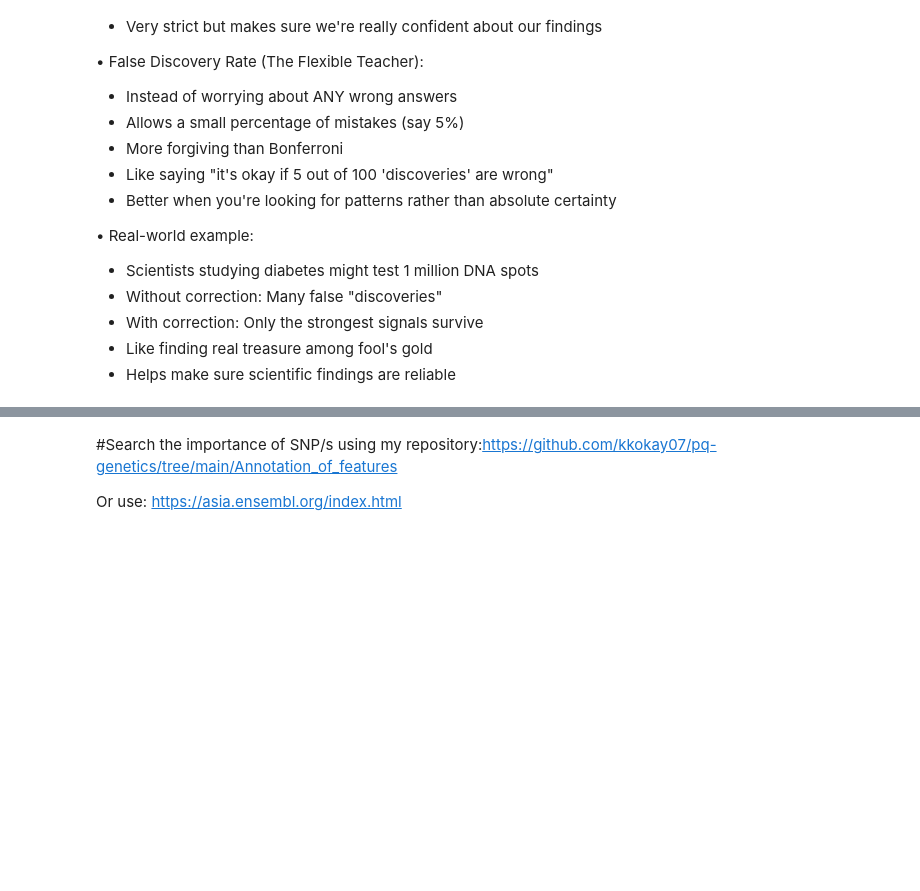
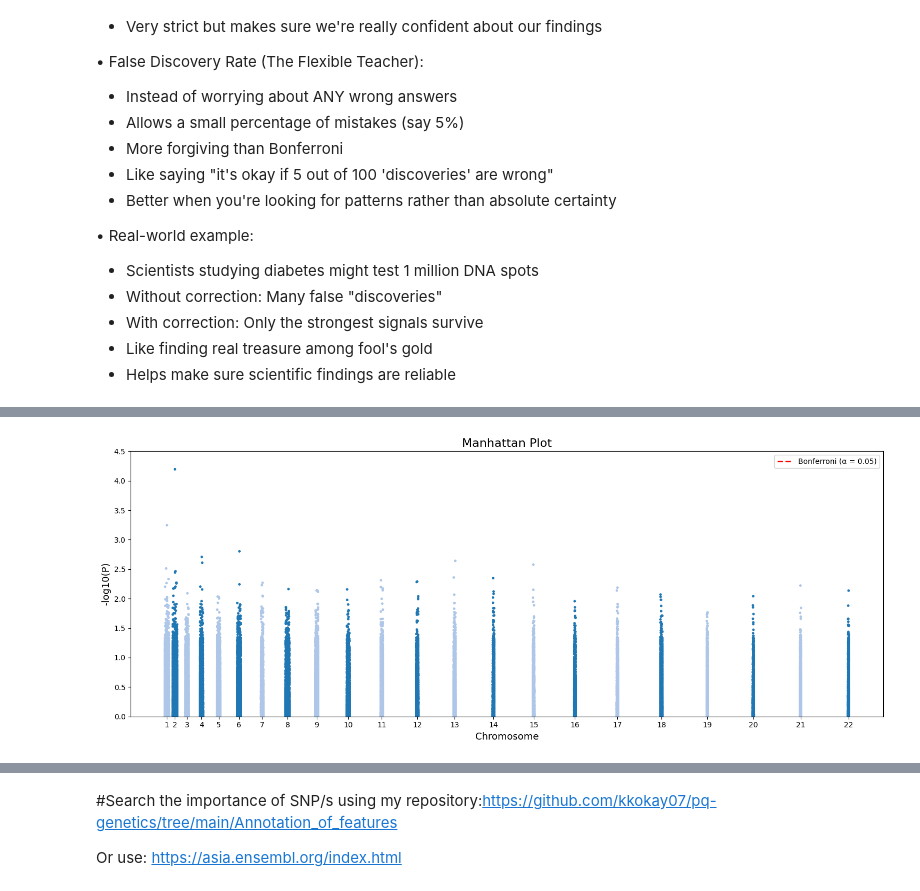
Before and after one commit to kkokay07/GenomicClass_on_Cloud, a Jupyter notebook: GWAS/NGS_2_GWAS_beginner_guide.ipynb, the cells around one changed output, grey strips where cells are left out. Cells and saved outputs as stored; diff of their text form; code cells hidden in the pictures; blank space fills up the shorter version.

```diff
--- a/GWAS/NGS_2_GWAS_beginner_guide.ipynb
+++ b/GWAS/NGS_2_GWAS_beginner_guide.ipynb
@@ -460,0 +821,84 @@ print(f"-log10(Adjusted P-value): {log10_p}")
+# %%
+import numpy as np
+import matplotlib.pyplot as plt
+
+# =========================
+# PARAMETERS
+# =========================
+num_snps = 36671
+alpha = 0.05
+ymax_cap = 4.5        # visual cap (does NOT change statistics)
+
+# =========================
+# DATA
+# =========================
+gwas = gwas_results.copy()
+gwas = gwas[gwas['P'] > 0]
+gwas['CHR'] = gwas['CHR'].astype(int)
+gwas['POS'] = gwas['POS'].astype(int)
+gwas['mlogP'] = -np.log10(gwas['P'])
+
+gwas = gwas.sort_values(['CHR','POS'])
+
+# =========================
+# BONFERRONI
+# =========================
+bonf_p = alpha / num_snps
+bonf_y = -np.log10(bonf_p)
+
+# =========================
+# CUMULATIVE POSITION
+# =========================
+offset = 0
+chrom_offsets = {}
+for c in gwas['CHR'].unique():
+    chrom_offsets[c] = offset
+    offset += gwas.loc[gwas['CHR']==c,'POS'].max()
+
+gwas['BPcum'] = gwas['POS'] + gwas['CHR'].map(chrom_offsets)
+
+# =========================
+# PLOT
+# =========================
+plt.figure(figsize=(15,6))
+
+colors = ['#1f77b4', '#aec7e8']
+
+for c in gwas['CHR'].unique():
+    subset = gwas[gwas['CHR']==c]
+    plt.scatter(
+        subset['BPcum'],
+        subset['mlogP'],
+        s=12,
+        color=colors[c % 2],
+        edgecolor='none'
+    )
+
+# Bonferroni line (kept, but clipped by y-limit)
+plt.axhline(
+    bonf_y,
+    color='red',
+    linestyle='--',
+    linewidth=2,
+    label='Bonferroni (α = 0.05)'
+)
+
+# Axis formatting
+centers = [
+    gwas.loc[gwas['CHR']==c,'BPcum'].mean()
+    for c in gwas['CHR'].unique()
+]
+
+plt.xticks(centers, gwas['CHR'].unique())
+plt.xlabel('Chromosome', fontsize=13)
+plt.ylabel('-log10(P)', fontsize=13)
+plt.title('Manhattan Plot', fontsize=16)
+
+plt.ylim(0, ymax_cap)
+plt.legend()
+plt.tight_layout()
+
+plt.savefig("manhattan_exact_style.png", dpi=300)
+plt.show()
+# %% [output]
+[figure, added]
```
Also changed, not shown: parts of 32 cells of this notebook.
